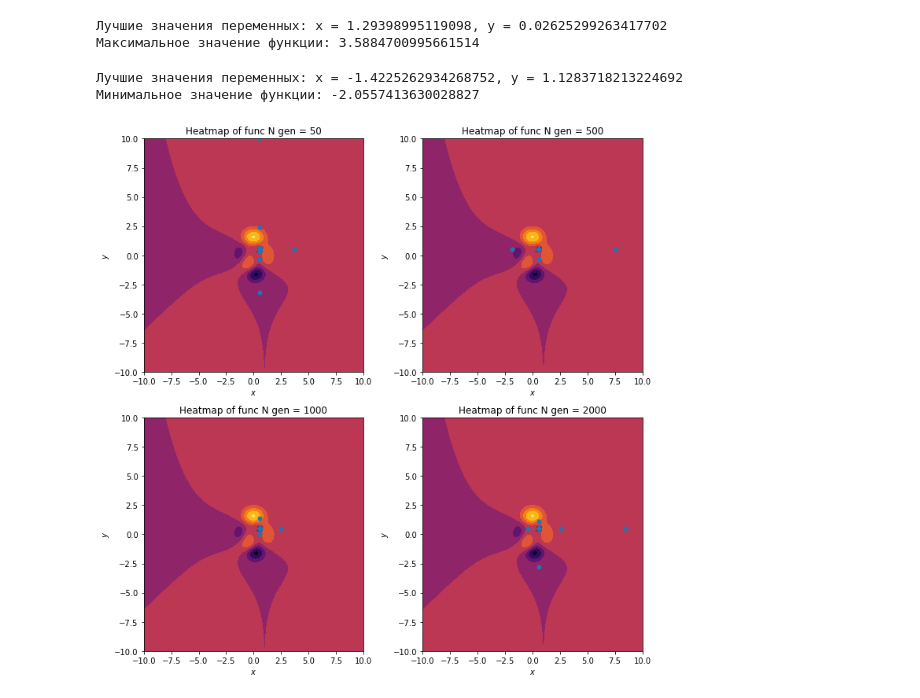
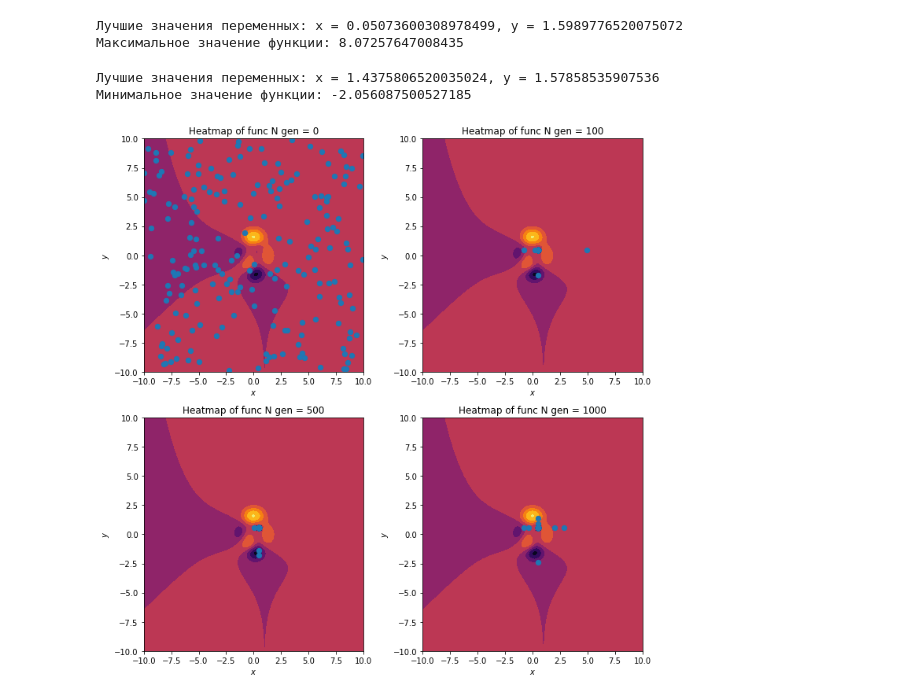
Before and after one commit to Arbuz-Nick/hse_mmdm, a Jupyter notebook: task1.ipynb, the cells around one changed output. Cells and saved outputs as stored; diff of their text form; code cells hidden in the pictures.

```diff
--- a/task1.ipynb
+++ b/task1.ipynb
@@ -14,8 +14,8 @@ population_size = 200
 gene_length = 10  # Длина хромосомы для каждой переменной
 crossover_rate = 0.7
 mutation_rate = 0.01
-generations = 2000
-checkpoints = [50, 500, 1000, 2000]
+generations = 1000
+checkpoints = [0, 100, 500, 1000]
 
 
 # Диапазон значений переменных
@@ -23,7 +23,7 @@ x_min, x_max = -10, 10
 y_min, y_max = -10, 10
 # %%
 def initialize_population(size, dimensions=2):
-    return np.random.rand(size, dimensions)
+    return np.random.rand(size, dimensions) * (x_max - x_min) + x_min
 
 def decode(chromosome):
     x = x_min + (x_max - x_min) * chromosome[0]
@@ -115,7 +115,7 @@ fit_func = fitness_maximization
 given_func = func_a
 
 generation_results_a = {}
-
+generation_results_a[0] = population.copy()
 for generation in range(generations):
     new_population = []
     population = selection(population)
@@ -126,9 +126,8 @@ for generation in range(generations):
         child2 = mutate(child2)
         new_population.extend([child1, child2])
     population = np.array(new_population)
-    #     print(given_func(population[2][0], population[2][1]))
     if (generation + 1) in checkpoints:
-        generation_results_a[generation + 1] = population
+        generation_results_a[generation + 1] = population.copy()
 
 # Определение лучшего решения
 best_individual = max(population, key=fit_func)
@@ -138,15 +137,15 @@ best_fitness = given_func(best_x, best_y)
 print(f"Лучшие значения переменных: x = {best_x}, y = {best_y}")
 print(f"Максимальное значение функции: {best_fitness}")
 # %% [output]
-Лучшие значения переменных: x = 1.29398995119098, y = 0.02625299263417702
-Максимальное значение функции: 3.5884700995661514
+Лучшие значения переменных: x = 0.05073600308978499, y = 1.5989776520075072
+Максимальное значение функции: 8.07257647008435
 # %%
 population = initialize_population(population_size)
 fit_func = fitness_minimization
 given_func = func_b
 
 generation_results_b = {}
-
+generation_results_b[0] = population.copy()
 for generation in range(generations):
     new_population = []
     population = selection(population)
@@ -168,36 +167,36 @@ best_fitness = given_func(best_x, best_y)
 print(f"Лучшие значения переменных: x = {best_x}, y = {best_y}")
 print(f"Минимальное значение функции: {best_fitness}")
 # %% [output]
-Лучшие значения переменных: x = -1.4225262934268752, y = 1.1283718213224692
-Минимальное значение функции: -2.0557413630028827
+Лучшие значения переменных: x = 1.4375806520035024, y = 1.57858535907536
+Минимальное значение функции: -2.056087500527185
 # %%
 import numpy as np
 import matplotlib.pyplot as plt
 
 def plot_pareto_fronts(F, generation_results, generation_numbers):
     fig, axs = plt.subplots(2, 2, figsize=(10, 10))
     axs = axs.flatten()
     for i, gen in enumerate(generation_numbers):
         axs[i].contourf(X, Y, F, cmap='inferno')
-        axs[i].scatter(generation_results[gen][:,0], generation_results[gen][:,1], s=25)
+        axs[i].scatter(generation_results[gen][:, 0], generation_results[gen][:, 1], s=40)
         #         axs[i].set_colorbar(label='Value of custom function $f(x, y)$')
         axs[i].set_xlabel('$x$')
         axs[i].set_ylabel('$y$')
         axs[i].set_title(f'Heatmap of func N gen = {gen}')
     plt.tight_layout()
     plt.show()
 
 # Define the range
 x = np.linspace(-10, 10, 400)
 y = np.linspace(-10, 10, 400)
 
 # Create a meshgrid
 X, Y = np.meshgrid(x, y)
 
 # Apply the custom function to each point in the grid
 F_a = [[func_a(x, y) for x, y in zip(x_, y_)] for x_, y_ in zip(X, Y)]
 
 # Plot the heatmap for the custom function
 plot_pareto_fronts(F_a, generation_results_a, checkpoints)
 # %% [output]
-[figure, old version]
+[figure, new version]
```
Also changed, not shown: parts of 4 cells of this notebook.
